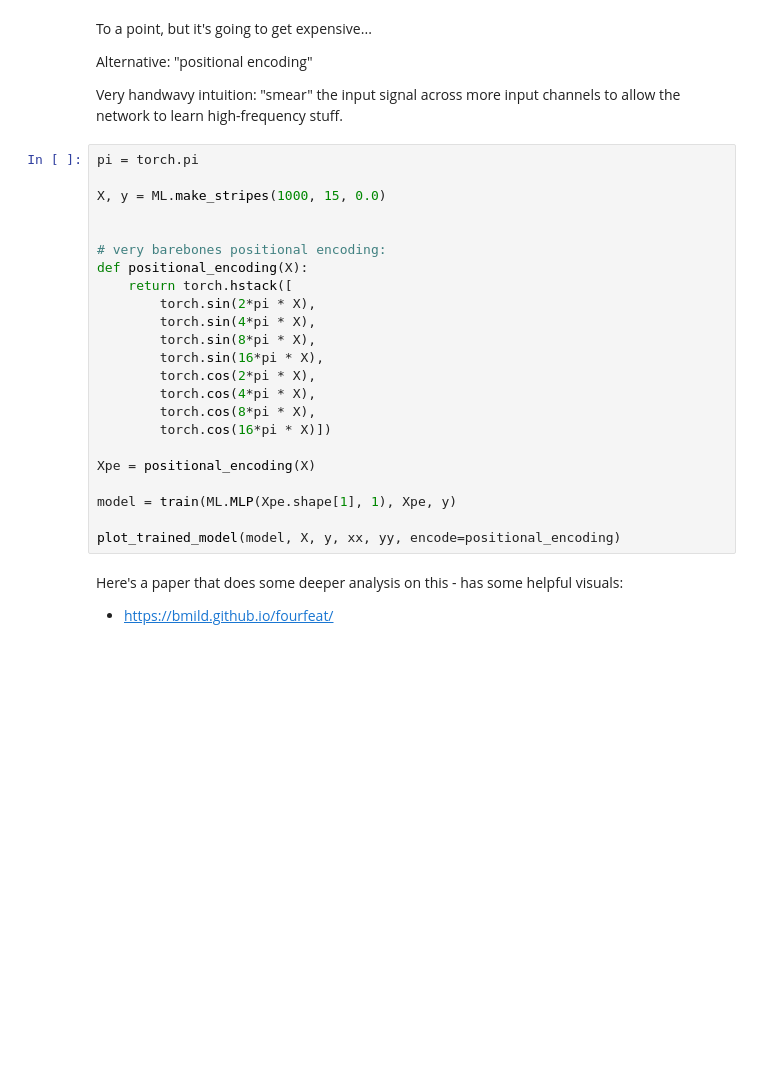
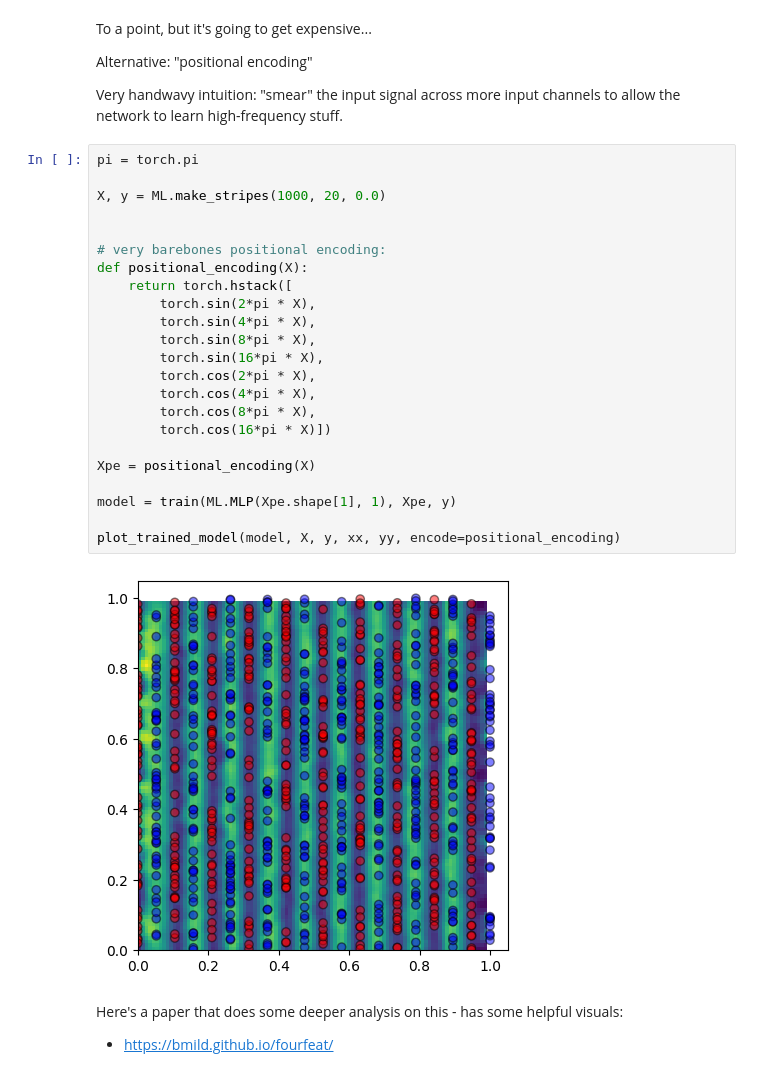
Before and after one commit to cs1053-26w/Lectures, a Jupyter notebook: notebooks/L15_nerf.ipynb, the cells around one changed output. Cells and saved outputs as stored; diff of their text form; blank space fills up the shorter version.

```diff
--- a/notebooks/L15_nerf.ipynb
+++ b/notebooks/L15_nerf.ipynb
@@ -167,26 +193,28 @@ Very handwavy intuition: "smear" the input signal across more input channels to
 # %%
 pi = torch.pi
 
-X, y = ML.make_stripes(1000, 15, 0.0)
+X, y = ML.make_stripes(1000, 20, 0.0)
 
 
 # very barebones positional encoding:
 def positional_encoding(X):
     return torch.hstack([
         torch.sin(2*pi * X),
         torch.sin(4*pi * X),
         torch.sin(8*pi * X),
         torch.sin(16*pi * X),
         torch.cos(2*pi * X),
         torch.cos(4*pi * X),
         torch.cos(8*pi * X),
         torch.cos(16*pi * X)])
 
 Xpe = positional_encoding(X)
 
 model = train(ML.MLP(Xpe.shape[1], 1), Xpe, y)
 
 plot_trained_model(model, X, y, xx, yy, encode=positional_encoding)
+# %% [output]
+[figure, added]
 # %% [markdown]
 Here's a paper that does some deeper analysis on this - has some helpful visuals:
 
```
Also changed, not shown: parts of 9 cells of this notebook, 2 other files.
